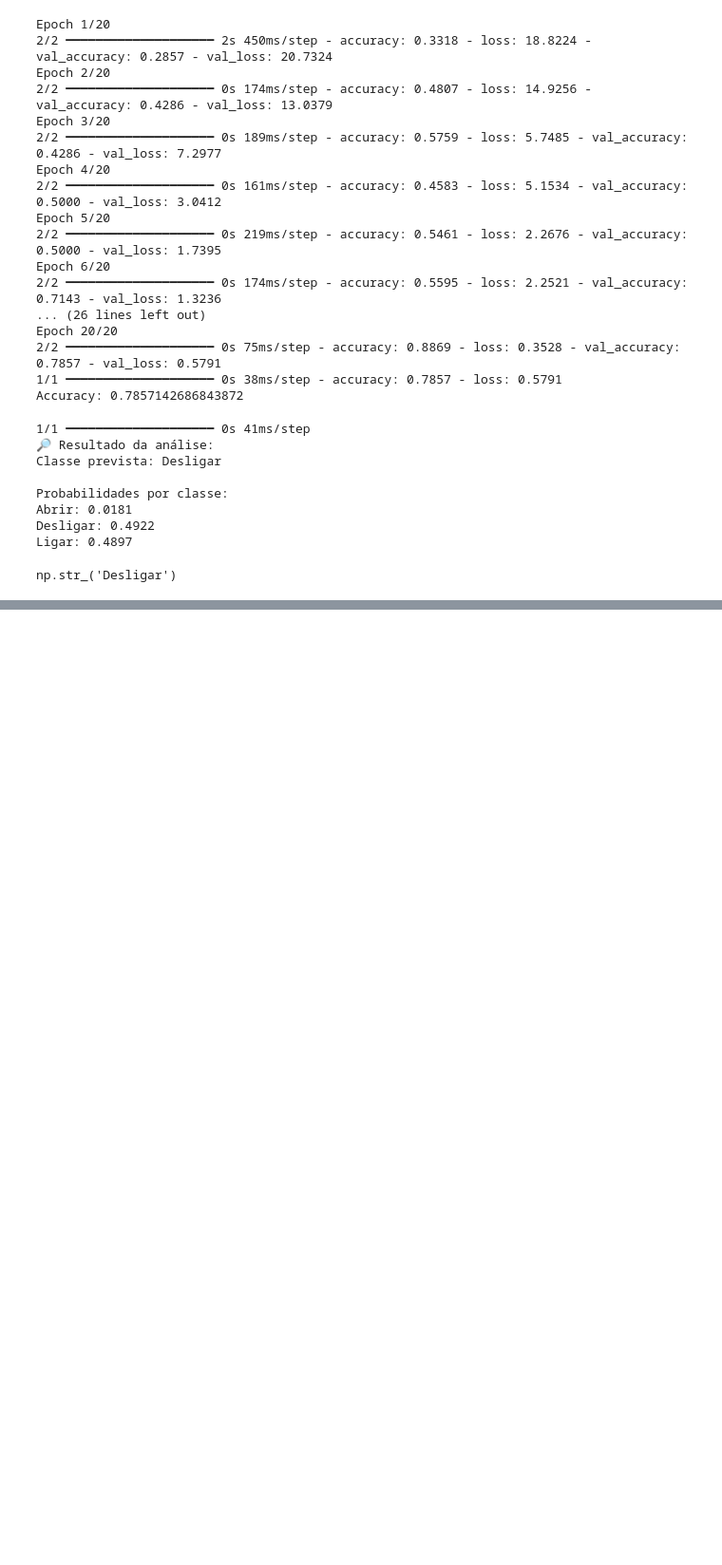
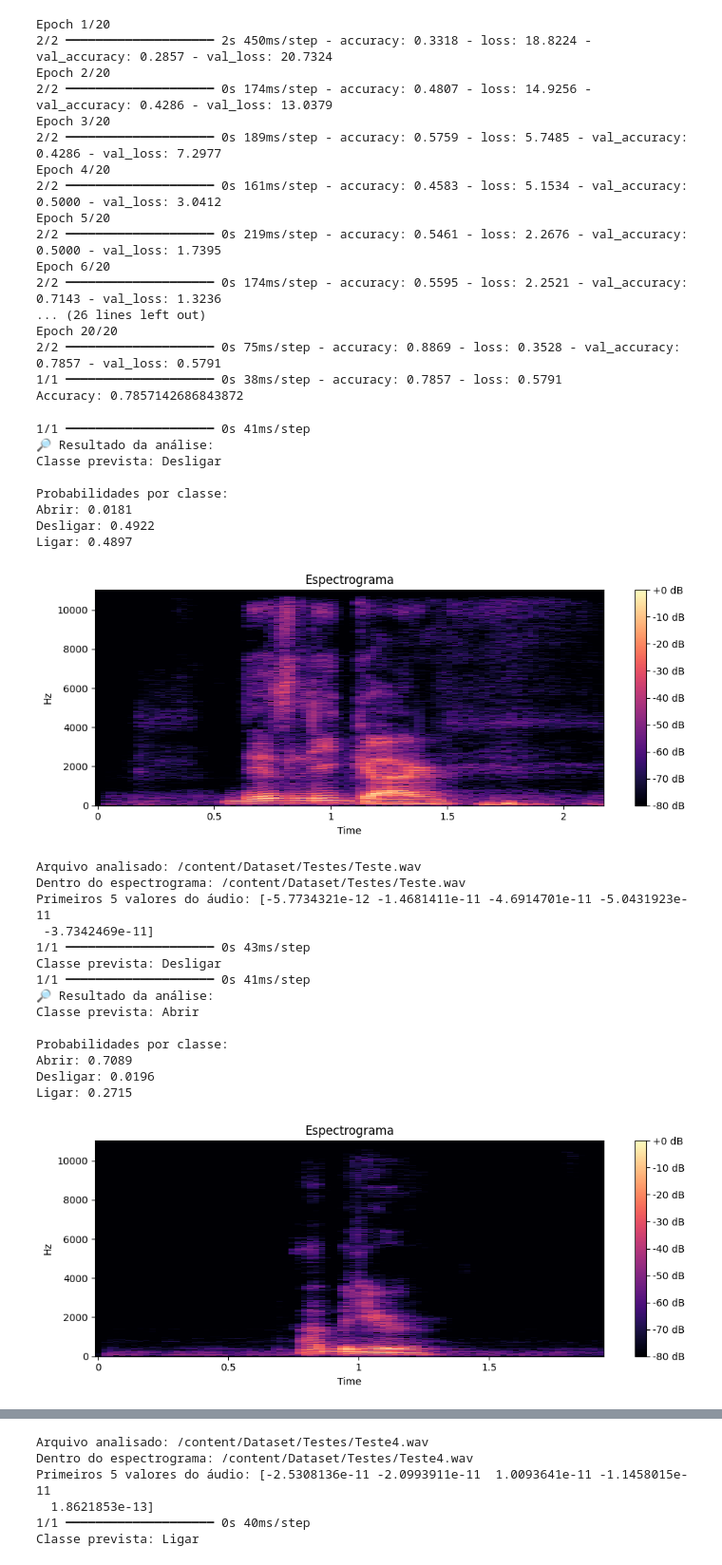
Before and after one commit to MoAbner/Classificador-de-Audios, a Jupyter notebook: Classificador_de_Aúdio.ipynb, the cells around one changed output, grey strips where cells are left out. Shown at 95% size. Saved outputs shown, nothing was run; the diff lists cells and outputs as text; code cells hidden in the pictures; blank space fills up the shorter version.

Commit message:
Otimização, e adicionando a análise visual do Espectograma

```diff
--- a/Classificador_de_Aúdio.ipynb
+++ b/Classificador_de_Aúdio.ipynb
@@ -147,6 +147,25 @@ Epoch 20/20
 1/1 ━━━━━━━━━━━━━━━━━━━━ 0s 38ms/step - accuracy: 0.7857 - loss: 0.5791
 Accuracy: 0.7857142686843872
 # %%
+import matplotlib.pyplot as plt
+import librosa.display
+
+def mostrar_espectrograma(caminho_audio):
+    audio, sr = librosa.load(file_path, sr=SAMPLE_RATE)
+
+    # STFT
+    D = librosa.stft(audio)
+    S_db = librosa.amplitude_to_db(np.abs(D), ref=np.max)
+
+    plt.figure(figsize=(10, 4))
+    librosa.display.specshow(S_db, sr=sr, x_axis='time', y_axis='hz')
+    plt.colorbar(format='%+2.0f dB')
+    plt.title('Espectrograma')
+    plt.tight_layout()
+    plt.show()
+    print("Arquivo analisado:", caminho_audio)
+
+
 def prever_audio(caminho_audio):
 
     # Extrai características (mesma função usada no treino)
@@ -173,16 +192,13 @@ def prever_audio(caminho_audio):
         nome_classe = label_encoder.inverse_transform([i])[0]
         print(f"{nome_classe}: {prob:.4f}")
 
+    mostrar_espectrograma(file_path)
+
+    features = extract_features(file_path)
+    features = features[np.newaxis, ..., np.newaxis]
+
+    prediction = model.predict(features)
+    classe = label_encoder.inverse_transform([np.argmax(prediction)])
+
+    print("Classe prevista:", classe[0])
     return classe_nome
-# %%
-prever_audio("/content/Dataset/Testes/Teste.wav")
-# %% [output]
-1/1 ━━━━━━━━━━━━━━━━━━━━ 0s 41ms/step
-🔎 Resultado da análise:
-Classe prevista: Desligar
-
-Probabilidades por classe:
-Abrir: 0.0181
-Desligar: 0.4922
-Ligar: 0.4897
-np.str_('Desligar')
@@ -188,0 +264,30 @@ np.str_('Desligar')
+# %%
+prever_audio("/content/Dataset/Testes/Teste.wav")
+prever_audio("/content/Dataset/Testes/Teste2.wav")
+prever_audio("/content/Dataset/Testes/Teste3.wav")
+prever_audio("/content/Dataset/Testes/Teste4.wav")
+# %% [output]
+1/1 ━━━━━━━━━━━━━━━━━━━━ 0s 41ms/step
+🔎 Resultado da análise:
+Classe prevista: Desligar
+
+Probabilidades por classe:
+Abrir: 0.0181
+Desligar: 0.4922
+Ligar: 0.4897
+[figure, added]
+Arquivo analisado: /content/Dataset/Testes/Teste.wav
+Dentro do espectrograma: /content/Dataset/Testes/Teste.wav
+Primeiros 5 valores do áudio: [-5.7734321e-12 -1.4681411e-11 -4.6914701e-11 -5.0431923e-11
+ -3.7342469e-11]
+1/1 ━━━━━━━━━━━━━━━━━━━━ 0s 43ms/step
+Classe prevista: Desligar
+1/1 ━━━━━━━━━━━━━━━━━━━━ 0s 41ms/step
+🔎 Resultado da análise:
+Classe prevista: Abrir
+
+Probabilidades por classe:
+Abrir: 0.7089
+Desligar: 0.0196
+Ligar: 0.2715
+[figure, added]
@@ -188,0 +324,6 @@ np.str_('Desligar')
+Arquivo analisado: /content/Dataset/Testes/Teste4.wav
+Dentro do espectrograma: /content/Dataset/Testes/Teste4.wav
+Primeiros 5 valores do áudio: [-2.5308136e-11 -2.0993911e-11  1.0093641e-11 -1.1458015e-11
+  1.8621853e-13]
+1/1 ━━━━━━━━━━━━━━━━━━━━ 0s 40ms/step
+Classe prevista: Ligar
```
Also changed, not shown: parts of 2 cells of this notebook.
